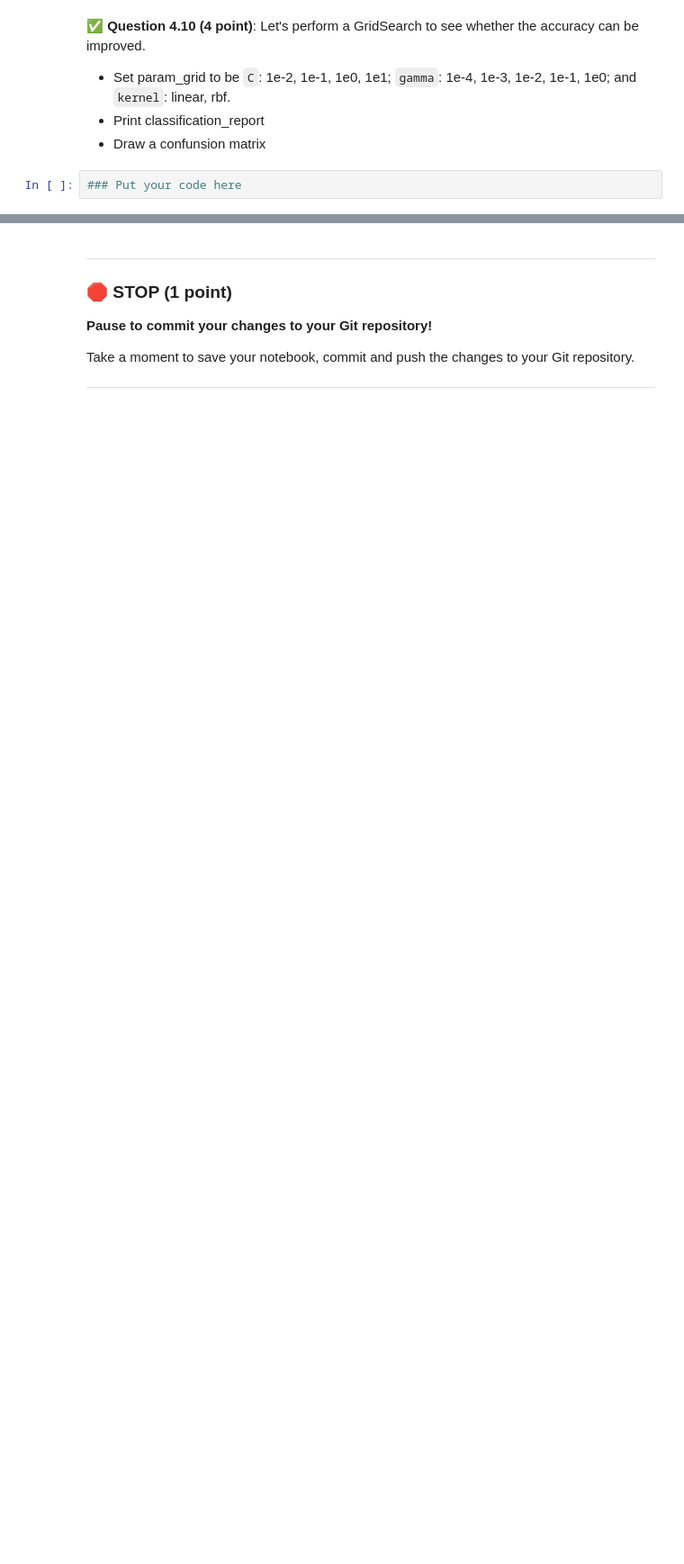
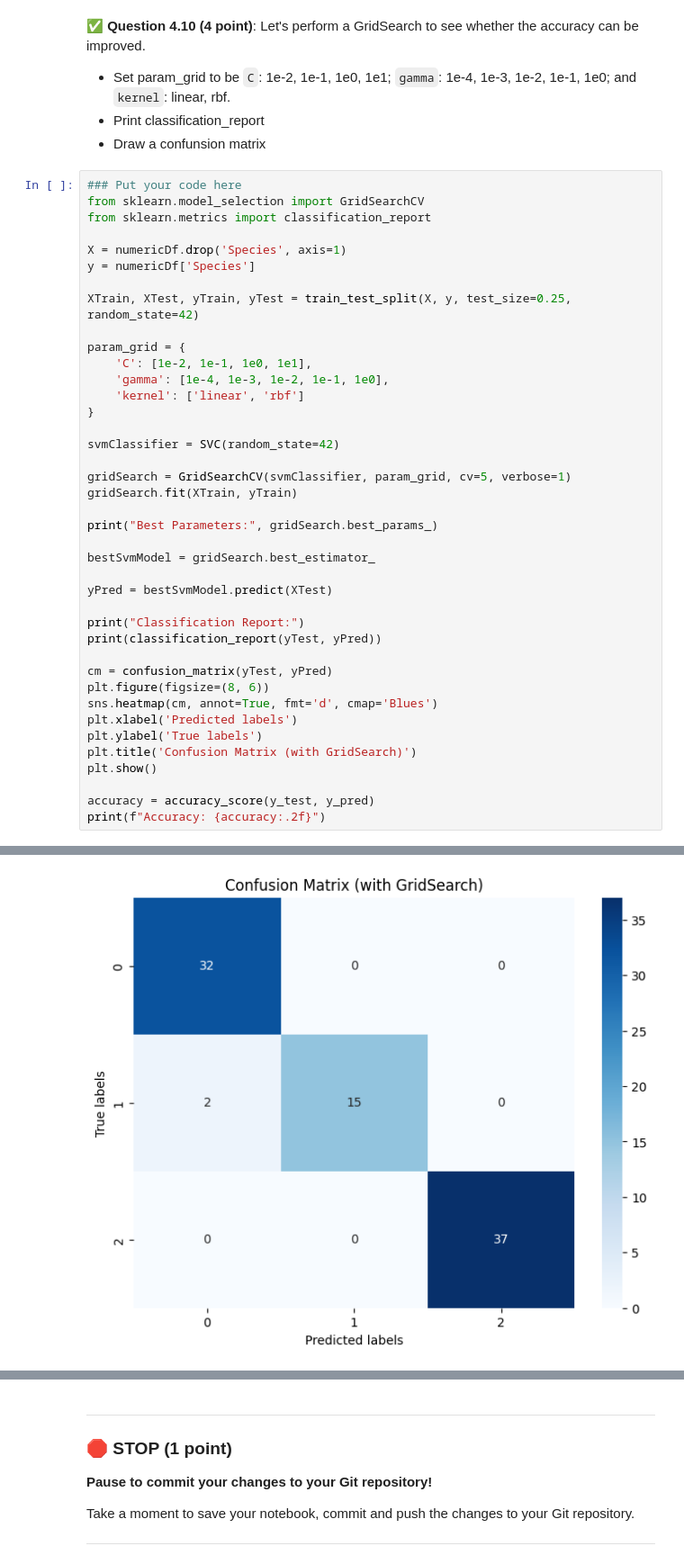
Before and after one commit to KinghamRMSU/CMSE202-f25-turnin, a Jupyter notebook: final/CMSE202-Final-Section003-STUDENT.ipynb, the cells around one changed output, grey strips where cells are left out. Shown at 90% size. Drawn from its saved outputs; the diff is of its cells as text; blank space fills up the shorter version.

```diff
--- a/final/CMSE202-Final-Section003-STUDENT.ipynb
+++ b/final/CMSE202-Final-Section003-STUDENT.ipynb
@@ -371,3 +509,42 @@
 * Draw a confunsion matrix
 # %%
 ### Put your code here
+from sklearn.model_selection import GridSearchCV
+from sklearn.metrics import classification_report
+
+X = numericDf.drop('Species', axis=1)
+y = numericDf['Species']
+
+XTrain, XTest, yTrain, yTest = train_test_split(X, y, test_size=0.25, random_state=42)
+
+param_grid = {
+    'C': [1e-2, 1e-1, 1e0, 1e1],
+    'gamma': [1e-4, 1e-3, 1e-2, 1e-1, 1e0],
+    'kernel': ['linear', 'rbf']
+}
+
+svmClassifier = SVC(random_state=42)
+
+gridSearch = GridSearchCV(svmClassifier, param_grid, cv=5, verbose=1)
+gridSearch.fit(XTrain, yTrain)
+
+print("Best Parameters:", gridSearch.best_params_)
+
+bestSvmModel = gridSearch.best_estimator_
+
+yPred = bestSvmModel.predict(XTest)
+
+print("Classification Report:")
+print(classification_report(yTest, yPred))
+
+cm = confusion_matrix(yTest, yPred)
+plt.figure(figsize=(8, 6))
+sns.heatmap(cm, annot=True, fmt='d', cmap='Blues')
+plt.xlabel('Predicted labels')
+plt.ylabel('True labels')
+plt.title('Confusion Matrix (with GridSearch)')
+plt.show()
+
+accuracy = accuracy_score(y_test, y_pred)
+print(f"Accuracy: {accuracy:.2f}")
+# %% [output]
@@ -373,0 +563 @@
+[figure, added]
```
Also changed, not shown: parts of 12 cells of this notebook, 1 other file.
